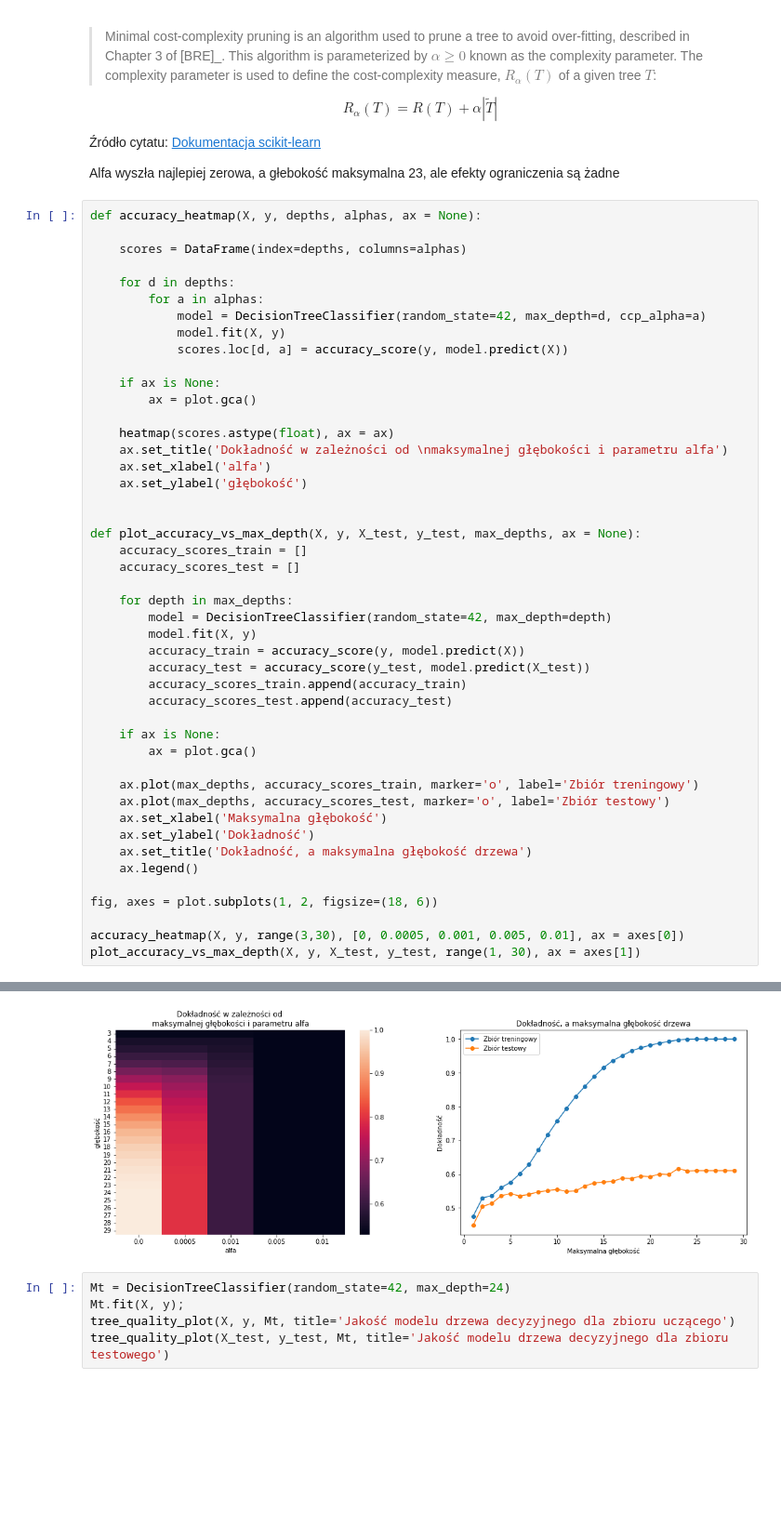
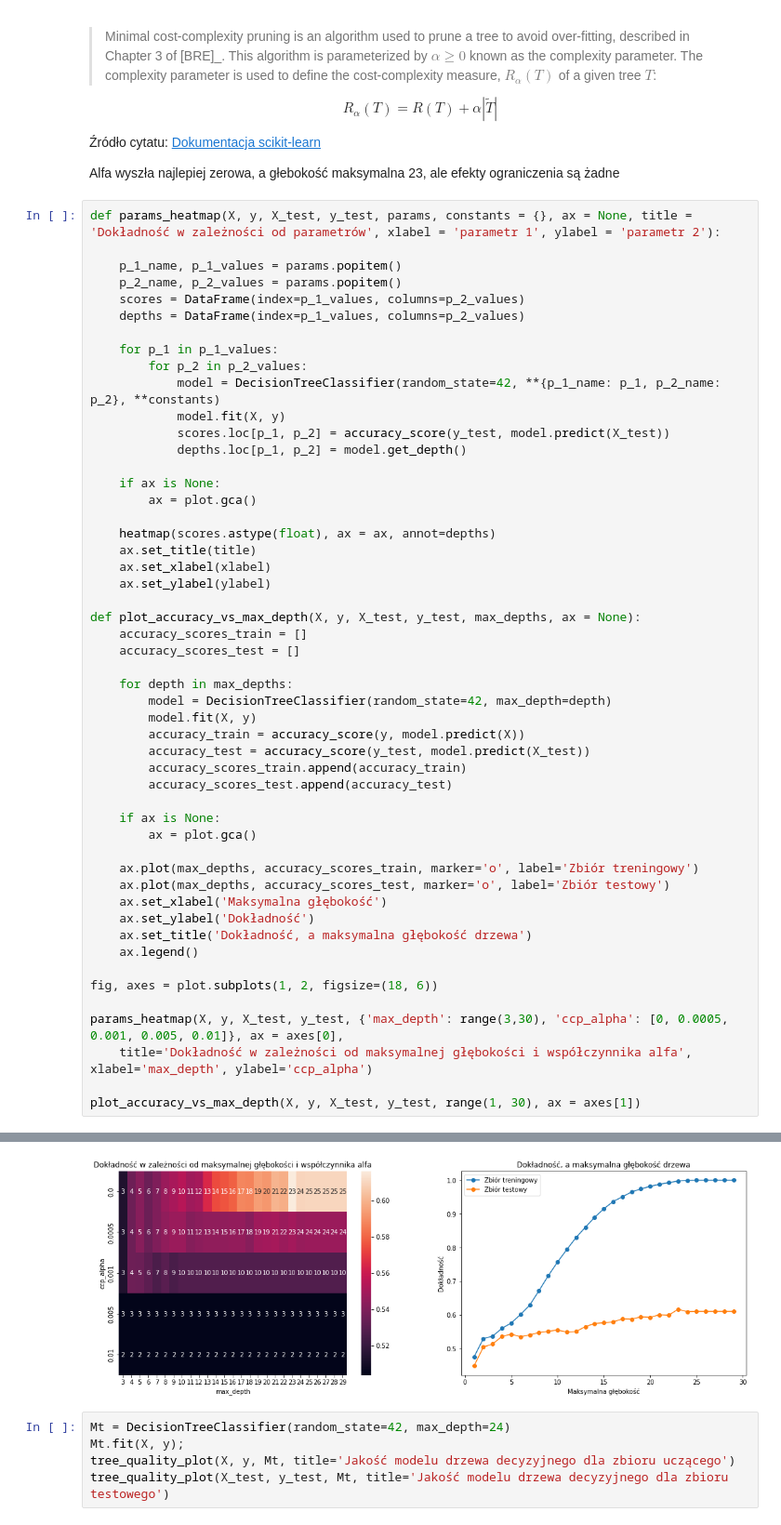
Before and after one commit to JakisTam-maTsikaJ/winko, a Jupyter notebook: drzewo decyzyjne.ipynb, the cells around one changed output, grey strips where cells are left out. Shown at 93% size. Drawn from its saved outputs; the diff is of its cells as text; blank space fills up the shorter version.

Commit message:
próba oversamplingu i poprawienie heatmapy

```diff
--- a/drzewo decyzyjne.ipynb
+++ b/drzewo decyzyjne.ipynb
@@ -144,24 +144,27 @@ $$
 
 Alfa wyszła najlepiej zerowa, a głebokość maksymalna 23, ale efekty ograniczenia są żadne
 # %%
-def accuracy_heatmap(X, y, depths, alphas, ax = None):
+def params_heatmap(X, y, X_test, y_test, params, constants = {}, ax = None, title = 'Dokładność w zależności od parametrów', xlabel = 'parametr 1', ylabel = 'parametr 2'):
 
-    scores = DataFrame(index=depths, columns=alphas)
+    p_1_name, p_1_values = params.popitem()
+    p_2_name, p_2_values = params.popitem()
+    scores = DataFrame(index=p_1_values, columns=p_2_values)
+    depths = DataFrame(index=p_1_values, columns=p_2_values)
 
-    for d in depths:
-        for a in alphas:
-            model = DecisionTreeClassifier(random_state=42, max_depth=d, ccp_alpha=a)
+    for p_1 in p_1_values:
+        for p_2 in p_2_values:
+            model = DecisionTreeClassifier(random_state=42, **{p_1_name: p_1, p_2_name: p_2}, **constants)
             model.fit(X, y)
-            scores.loc[d, a] = accuracy_score(y, model.predict(X))
+            scores.loc[p_1, p_2] = accuracy_score(y_test, model.predict(X_test))
+            depths.loc[p_1, p_2] = model.get_depth()
 
     if ax is None:
         ax = plot.gca()
 
-    heatmap(scores.astype(float), ax = ax)
-    ax.set_title('Dokładność w zależności od \nmaksymalnej głębokości i parametru alfa')
-    ax.set_xlabel('alfa')
-    ax.set_ylabel('głębokość')
-
+    heatmap(scores.astype(float), ax = ax, annot=depths)
+    ax.set_title(title)
+    ax.set_xlabel(xlabel)
+    ax.set_ylabel(ylabel)
 
 def plot_accuracy_vs_max_depth(X, y, X_test, y_test, max_depths, ax = None):
     accuracy_scores_train = []
@@ -187,6 +190,8 @@ def plot_accuracy_vs_max_depth(X, y, X_test, y_test, max_depths, ax = None):
 
 fig, axes = plot.subplots(1, 2, figsize=(18, 6))
 
-accuracy_heatmap(X, y, range(3,30), [0, 0.0005, 0.001, 0.005, 0.01], ax = axes[0])
+params_heatmap(X, y, X_test, y_test, {'max_depth': range(3,30), 'ccp_alpha': [0, 0.0005, 0.001, 0.005, 0.01]}, ax = axes[0],
+    title='Dokładność w zależności od maksymalnej głębokości i współczynnika alfa', xlabel='max_depth', ylabel='ccp_alpha')
+
 plot_accuracy_vs_max_depth(X, y, X_test, y_test, range(1, 30), ax = axes[1])
 # %% [output]
@@ -194,4 +198,4 @@ AttributeError: 'AxesSubplot' object has no attribute 'show'
-[figure, old version]
+[figure, new version]
 # %%
 Mt = DecisionTreeClassifier(random_state=42, max_depth=24)
 Mt.fit(X, y);
```
Also changed, not shown: parts of 19 cells of this notebook.
